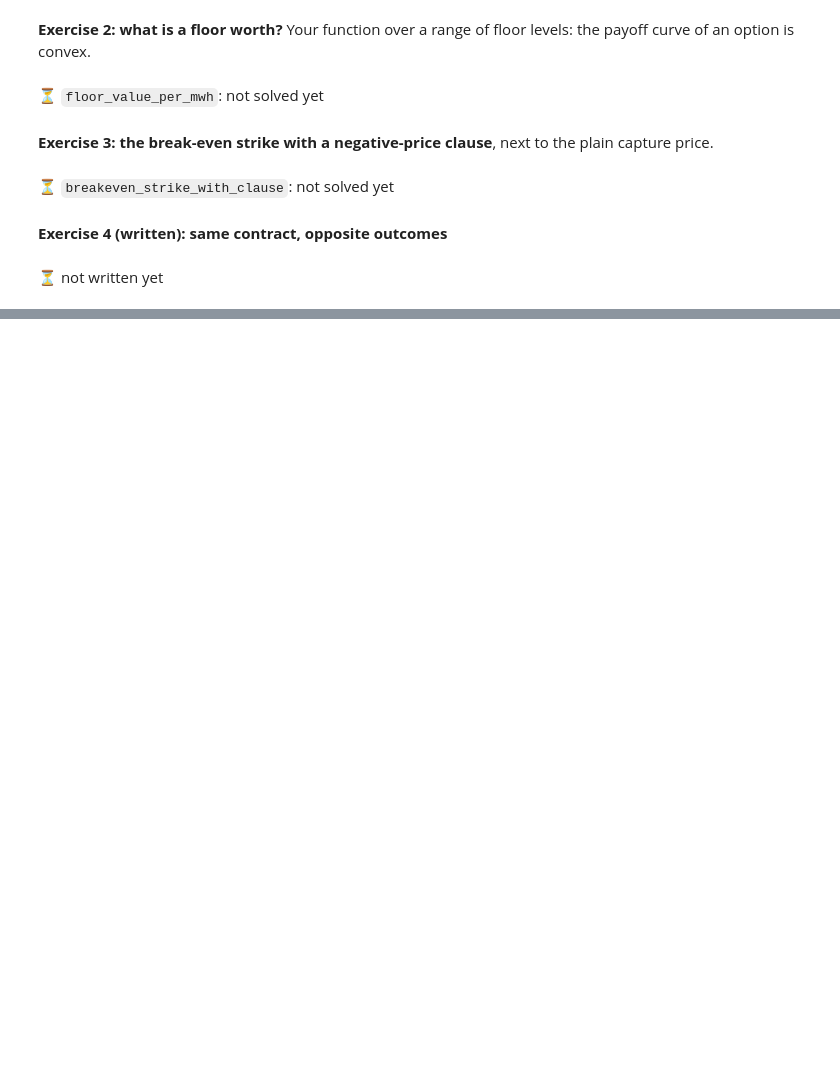
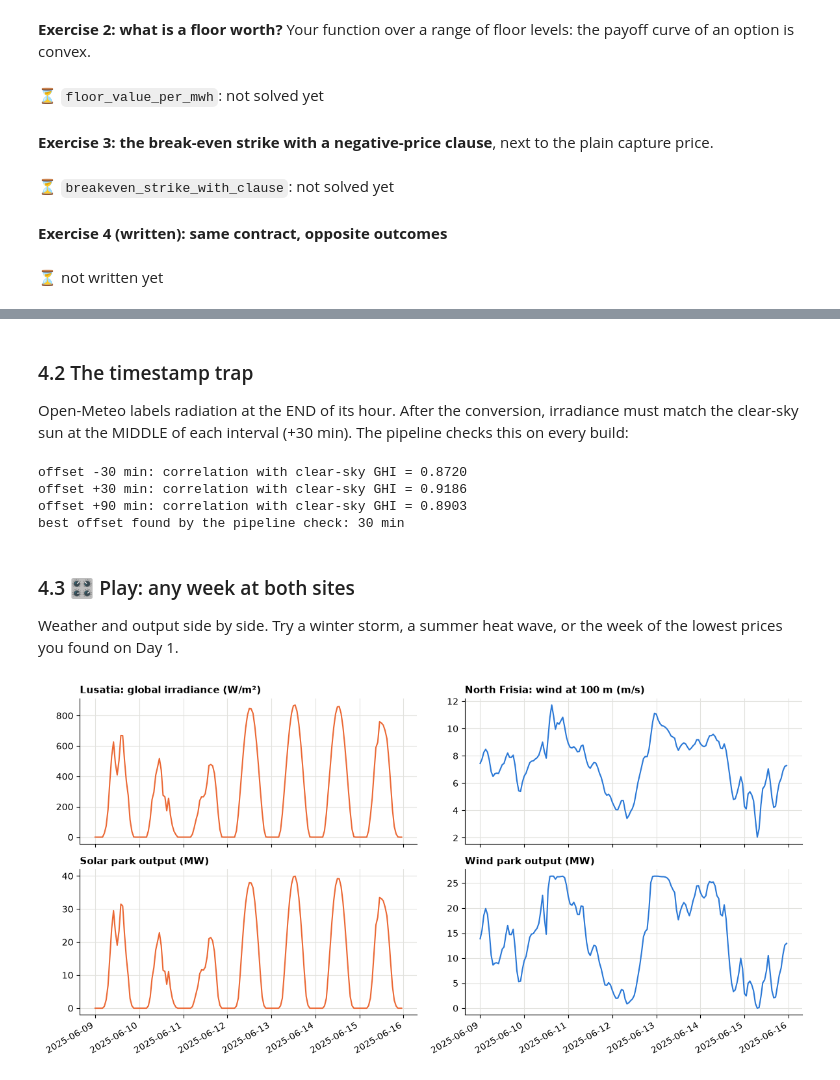
Before and after one commit to ankitpatel1661/ppa-lab, a Jupyter notebook: notebooks/ppa_lab_playground.ipynb, the cells around one changed output, grey strips where cells are left out. Cells and saved outputs as stored; diff of their text form; code cells hidden in the pictures; blank space fills up the shorter version.

```diff
--- a/notebooks/ppa_lab_playground.ipynb
+++ b/notebooks/ppa_lab_playground.ipynb
@@ -1022,0 +1029,12 @@ show_written_answer("day03_ppa.py", "# Your answer:")
+# %%
+from ppa_lab.data.open_meteo import radiation_timing_offset
+from ppa_lab.weather.yields import annual_energy, p_values
+from ppa_lab.analysis.generation import monthly_shares, site_vs_national, yield_trend
+
+PARKS = {p.name: p for p in s.parks}
+weather = {name: pd.read_parquet(s.processed_dir / f"weather_{name}.parquet") for name in PARKS}
+gen = {name: pd.read_parquet(s.processed_dir / f"generation_{name}.parquet")["mw"] for name in PARKS}
+for name, p in PARKS.items():
+    w = weather[name]
+    print(f"{name:11s} {p.site:34s} {len(w):>7,} hours  {w.index.min():%Y-%m-%d} -> {w.index.max():%Y-%m-%d}")
+weather["solar_park"].tz_convert(TZ).loc["2025-06-15 10:00":"2025-06-15 14:00"].round(1)
@@ -1022,0 +1051,40 @@ show_written_answer("day03_ppa.py", "# Your answer:")
+# %% [markdown]
+### 4.2 The timestamp trap
+Open-Meteo labels radiation at the END of its hour. After the conversion, irradiance must match the
+clear-sky sun at the MIDDLE of each interval (+30 min). The pipeline checks this on every build:
+# %%
+import pvlib
+
+w = weather["solar_park"].loc["2025"]
+loc = pvlib.location.Location(PARKS["solar_park"].latitude, PARKS["solar_park"].longitude)
+for offset in (-30, 30, 90):
+    clear = loc.get_clearsky(w.index + pd.Timedelta(minutes=offset))["ghi"]
+    print(f"offset {offset:+3d} min: correlation with clear-sky GHI = {np.corrcoef(w['ghi_w_m2'], clear)[0, 1]:.4f}")
+print("best offset found by the pipeline check:",
+      radiation_timing_offset(w, PARKS["solar_park"].latitude, PARKS["solar_park"].longitude), "min")
+# %% [output]
+offset -30 min: correlation with clear-sky GHI = 0.8720
+offset +30 min: correlation with clear-sky GHI = 0.9186
+offset +90 min: correlation with clear-sky GHI = 0.8903
+best offset found by the pipeline check: 30 min
+# %% [markdown]
+### 4.3 🎛 Play: any week at both sites
+Weather and output side by side. Try a winter storm, a summer heat wave, or the week of the
+lowest prices you found on Day 1.
+# %%
+START = "2025-06-09"       # local date
+DAYS = 7
+
+last = (pd.Timestamp(START) + pd.Timedelta(days=DAYS - 1)).strftime("%Y-%m-%d")
+ws = weather["solar_park"].tz_convert(TZ).loc[START:last]
+ww = weather["wind_park"].tz_convert(TZ).loc[START:last]
+fig, axes = plt.subplots(2, 2, figsize=(12, 6), sharex=True)
+axes[0, 0].plot(ws.index, ws["ghi_w_m2"], color=COLOURS["solar"]); axes[0, 0].set_title("Lusatia: global irradiance (W/m²)")
+axes[1, 0].plot(ws.index, gen["solar_park"].tz_convert(TZ).loc[START:last], color=COLOURS["solar"])
+axes[1, 0].set_title("Solar park output (MW)")
+axes[0, 1].plot(ww.index, ww["wind_speed_100m_ms"], color=COLOURS["wind_onshore"]); axes[0, 1].set_title("North Frisia: wind at 100 m (m/s)")
+axes[1, 1].plot(ww.index, gen["wind_park"].tz_convert(TZ).loc[START:last], color=COLOURS["wind_onshore"])
+axes[1, 1].set_title("Wind park output (MW)")
+fig.autofmt_xdate(); fig.tight_layout();
+# %% [output]
+[figure, added]
```
Also changed, not shown: parts of 24 cells of this notebook, 40 other files.
